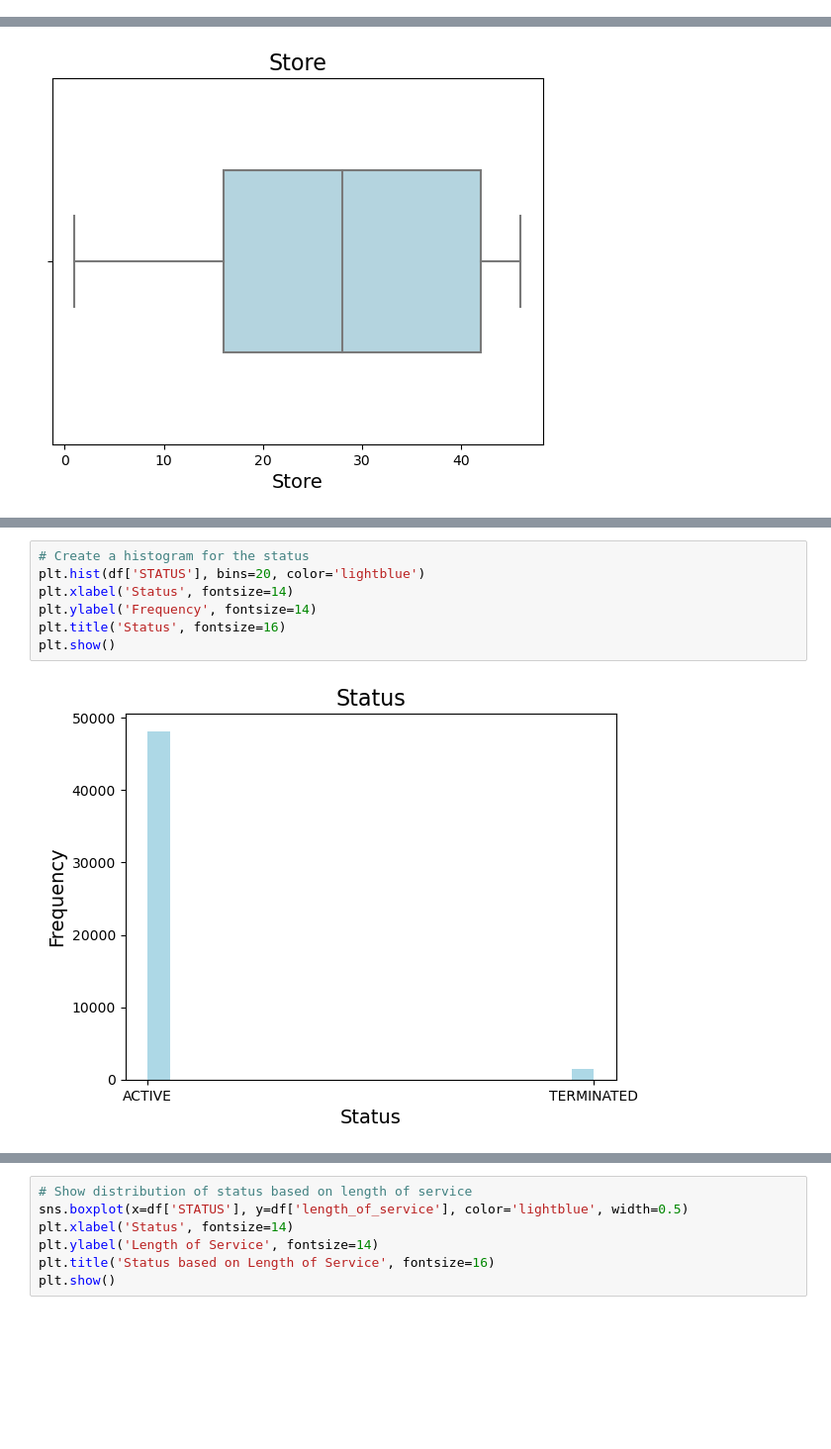
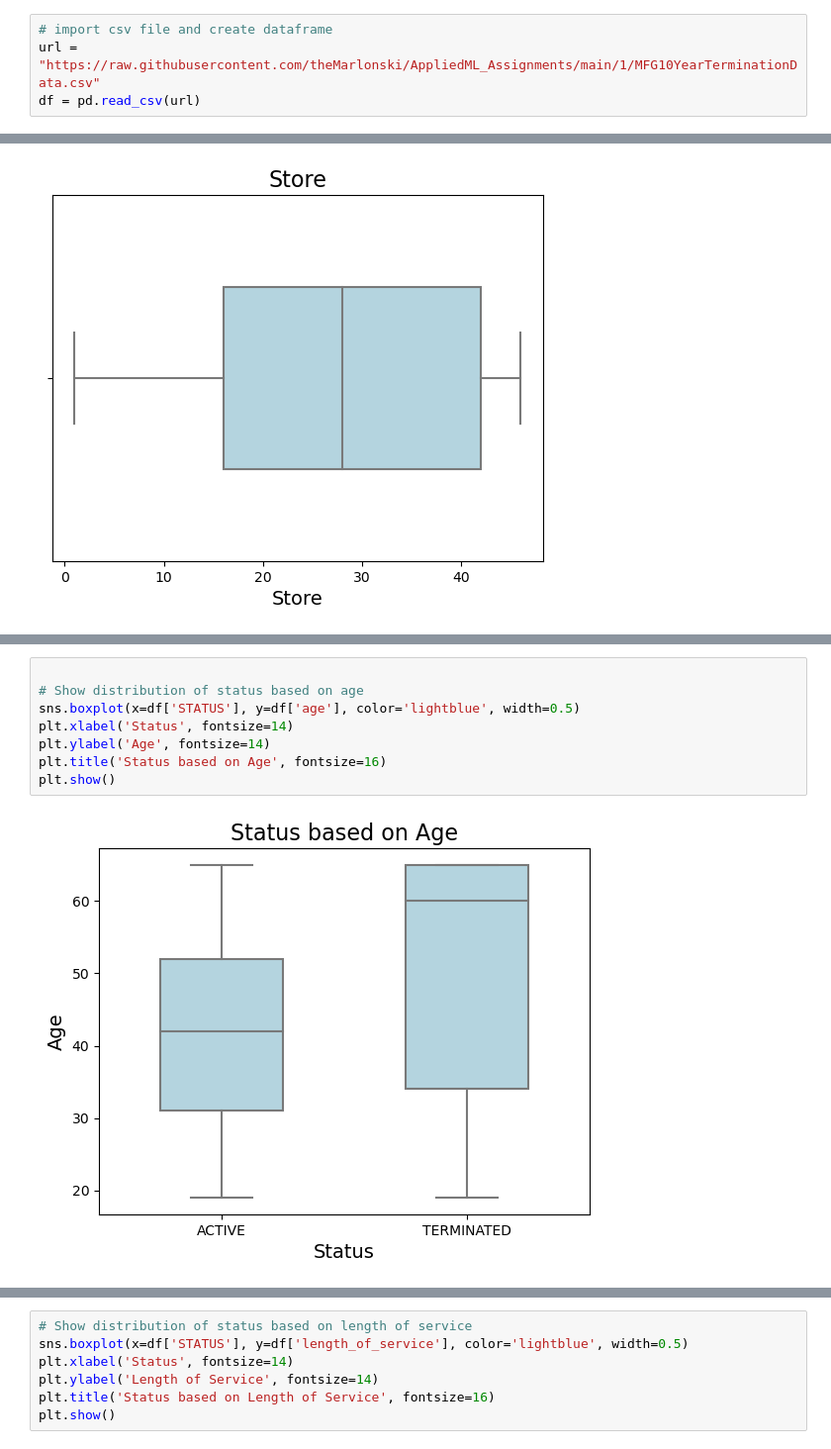
Before and after one commit to theMarlonski/AppliedML_Assignments, a Jupyter notebook: 1/AML_1.ipynb, the cells around one changed output, grey strips where cells are left out. Shown at 99% size. Cells and saved outputs as stored; diff of their text form; blank space fills up the shorter version.

Commit message:
Reworked plots and added a prediction model

```diff
--- a/1/AML_1.ipynb
+++ b/1/AML_1.ipynb
@@ -12,3 +13,7 @@ df = pd.read_csv('/Users/fabiansiedler/Library/CloudStorage/OneDrive-CBS-Copenha
+# %%
+# import csv file and create dataframe
+url = "https://raw.githubusercontent.com/theMarlonski/AppliedML_Assignments/main/1/MFG10YearTerminationData.csv"
+df = pd.read_csv(url)
 # %% [markdown]
 ## EDA and Data Pre-Processing
 # %%
@@ -242,9 +299,10 @@ plt.show()
 # %%
-# Create a histogram for the status
-plt.hist(df['STATUS'], bins=20, color='lightblue')
+
+# Show distribution of status based on age
+sns.boxplot(x=df['STATUS'], y=df['age'], color='lightblue', width=0.5)
 plt.xlabel('Status', fontsize=14)
-plt.ylabel('Frequency', fontsize=14)
-plt.title('Status', fontsize=16)
+plt.ylabel('Age', fontsize=14)
+plt.title('Status based on Age', fontsize=16)
 plt.show()
 # %% [output]
-[figure, old version]
+[figure, new version]
```
Also changed, not shown: parts of 47 cells of this notebook, 1 other file.
